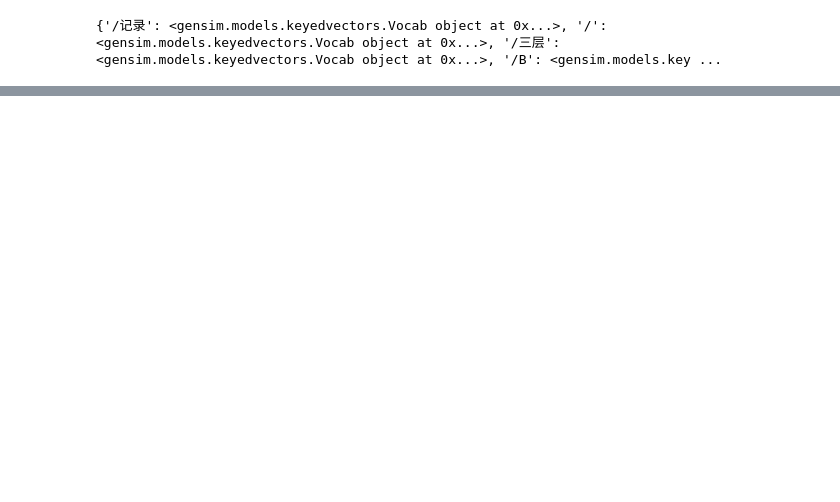
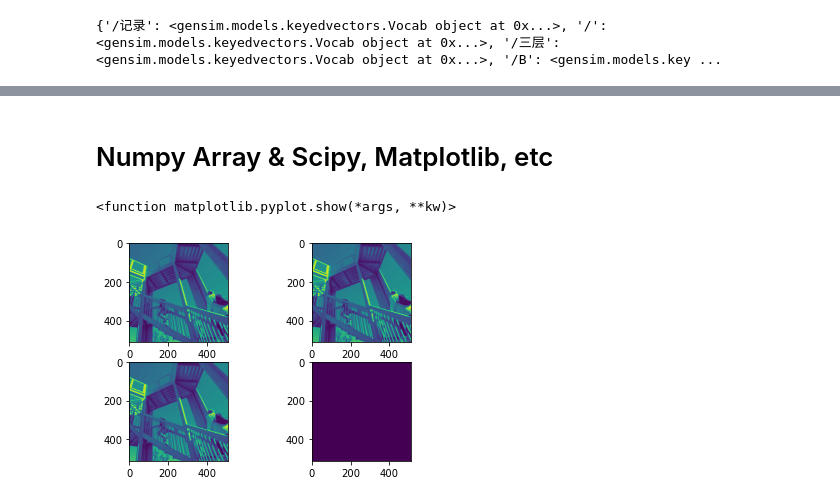
Before and after one commit to SylvainYu/Word_Frequency, a Jupyter notebook: AllRecords_Pands.ipynb, the cells around one changed output, grey strips where cells are left out. Drawn from its saved outputs; the diff is of its cells as text; code cells hidden in the pictures; blank space fills up the shorter version.

Commit message:
Something add Numpy Array Experiments

```diff
--- a/AllRecords_Pands.ipynb
+++ b/AllRecords_Pands.ipynb
@@ -159 +146,24 @@ df['姓名'].value_counts()
 Name: 姓名, Length: 279, dtype: int64
+# %% [markdown]
+# Numpy Array & Scipy, Matplotlib, etc
+# %%
+import scipy.misc
+import matplotlib.pyplot as plt
+
+ascent = scipy.misc.ascent()
+acopy = ascent.copy()
+aview = ascent.view()
+
+plt.subplot(221)
+plt.imshow(ascent)
+plt.subplot(222)
+plt.imshow(acopy)
+plt.subplot(223)
+plt.imshow(aview)
+aview.flat = 0
+plt.subplot(224)
+plt.imshow(aview)
+plt.show
+# %% [output]
+<function matplotlib.pyplot.show(*args, **kw)>
+[figure, added]
```
Also changed, not shown: parts of 8 cells of this notebook.
